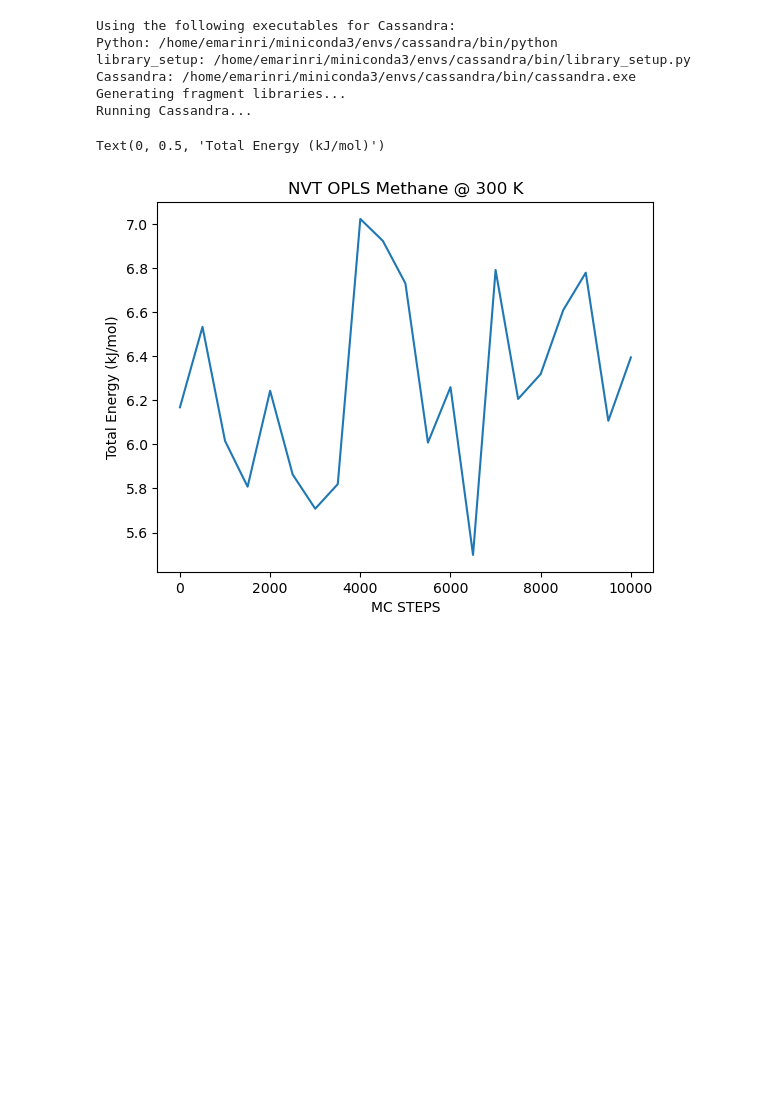
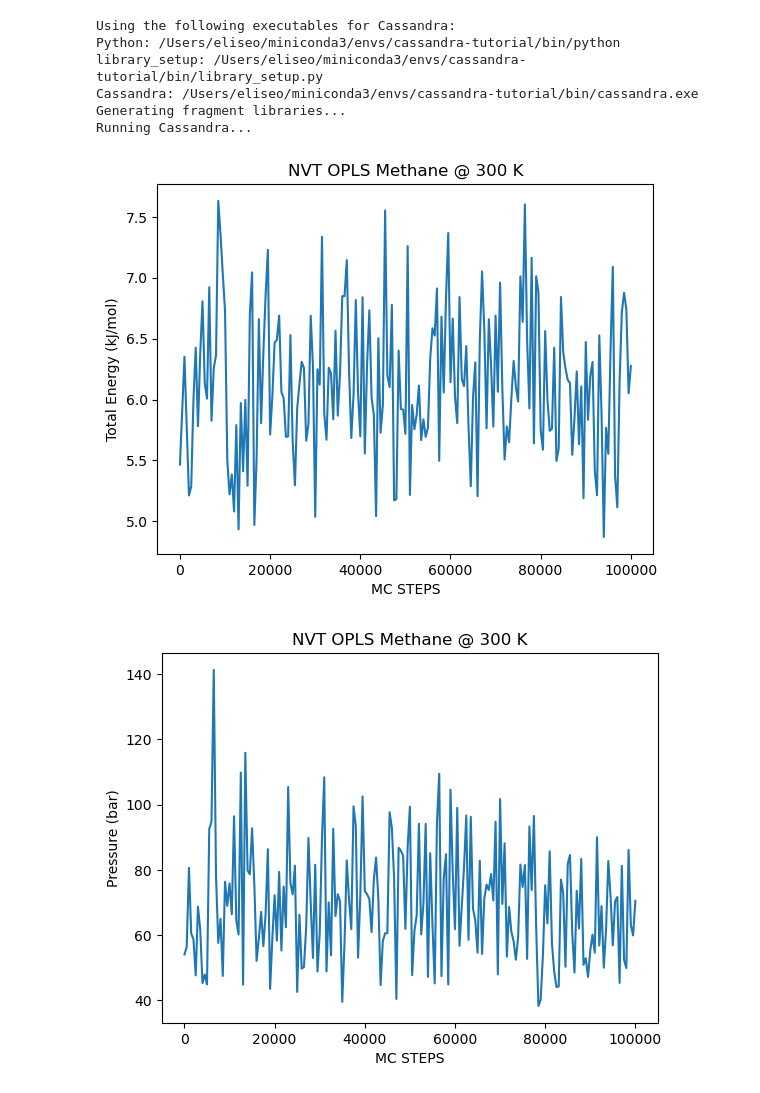
Before and after one commit to MaginnGroup/UNICAMP-workshop, a Jupyter notebook: MC/NVT/NVT.ipynb, the cells around one changed output. Cells and saved outputs as stored; diff of their text form; code cells hidden in the pictures; blank space fills up the shorter version.

```diff
--- a/MC/NVT/NVT.ipynb
+++ b/MC/NVT/NVT.ipynb
@@ -48,27 +51,35 @@ mc.run(
     system=system,
     moveset=moveset,
     run_type="equilibration",
-    run_length=10000,
+    run_length=simlength,
     temperature=temperature * u.K,
 )
 # %% [output]
 Using the following executables for Cassandra:
-Python: /home/emarinri/miniconda3/envs/cassandra/bin/python
-library_setup: /home/emarinri/miniconda3/envs/cassandra/bin/library_setup.py
-Cassandra: /home/emarinri/miniconda3/envs/cassandra/bin/cassandra.exe
+Python: /Users/eliseo/miniconda3/envs/cassandra-tutorial/bin/python
+library_setup: /Users/eliseo/miniconda3/envs/cassandra-tutorial/bin/library_setup.py
+Cassandra: /Users/eliseo/miniconda3/envs/cassandra-tutorial/bin/cassandra.exe
 Generating fragment libraries...
 Running Cassandra...
 # %%
 # Let's plot the results
 
 thermo = ThermoProps(f"nvt.out.prp")
 energy = thermo.prop("Energy_Total") / nmols
 pressure = thermo.prop("Pressure")
+
 steps = thermo.prop("MC_STEP")
 plt.plot(steps, energy, label="Total System Energy")
 plt.title("NVT OPLS Methane @ 300 K")
 plt.xlabel("MC STEPS")
 plt.ylabel("Total Energy (kJ/mol)")
+plt.show()
+
+plt.plot(steps, pressure, label="Total System Pressure")
+plt.title("NVT OPLS Methane @ 300 K")
+plt.xlabel("MC STEPS")
+plt.ylabel("Pressure (bar)")
+plt.show()
 # %% [output]
-Text(0, 0.5, 'Total Energy (kJ/mol)')
-[figure, old version]
+[figure, new version]
+[figure, added]
```
Also changed, not shown: parts of 2 cells of this notebook.
